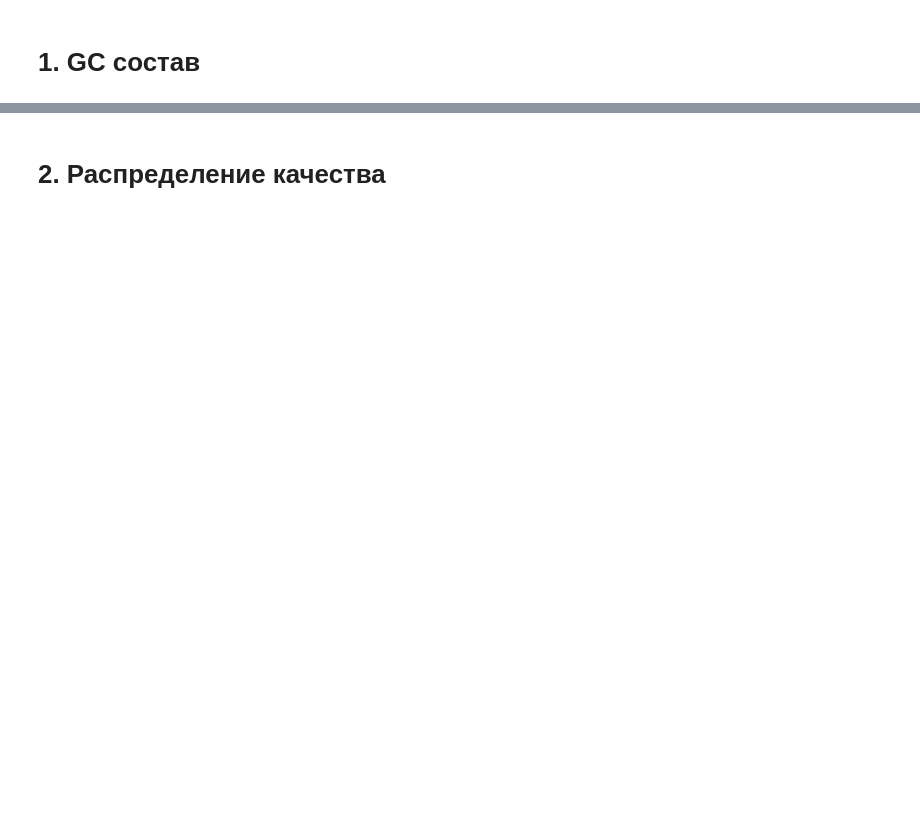
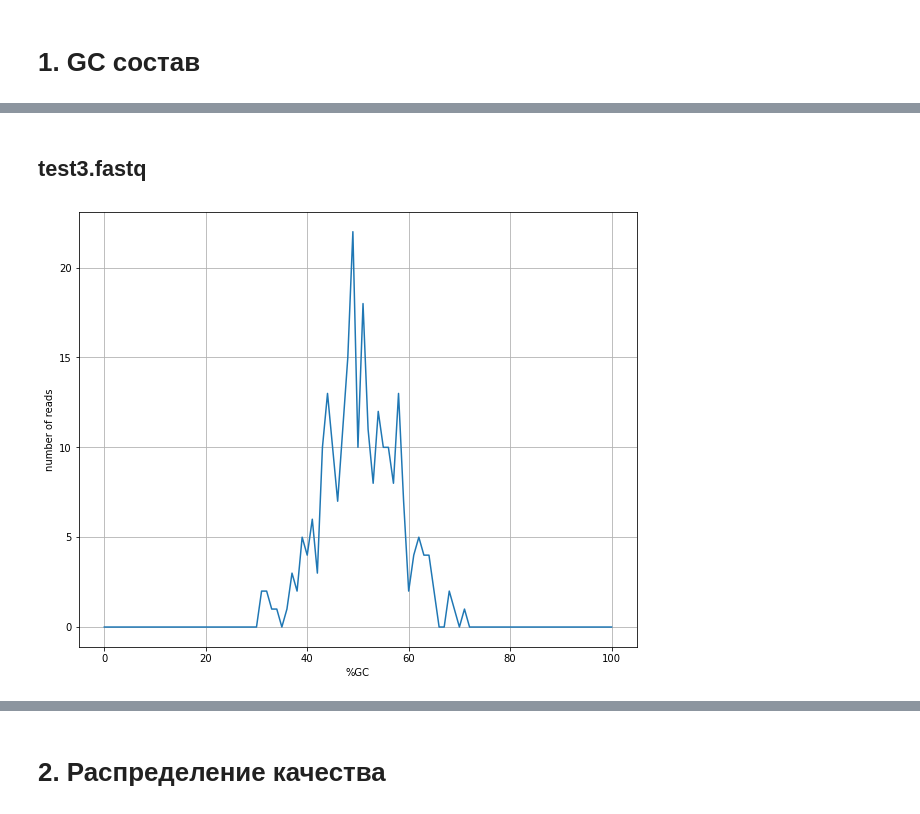
Before and after one commit to yegorov-boris/ngs, a Jupyter notebook: hw1/hw1.ipynb, the cells around one changed output, grey strips where cells are left out. Drawn from its saved outputs; the diff is of its cells as text; code cells hidden in the pictures; blank space fills up the shorter version.

```diff
--- a/hw1/hw1.ipynb
+++ b/hw1/hw1.ipynb
@@ -2,0 +71,6 @@
+# %% [markdown]
+## test3.fastq
+# %%
+gc('test3.fastq', decode=decode_score(33), quality_threshold=15)
+# %% [output]
+[figure, added]
```
Also changed, not shown: parts of 17 cells of this notebook.
